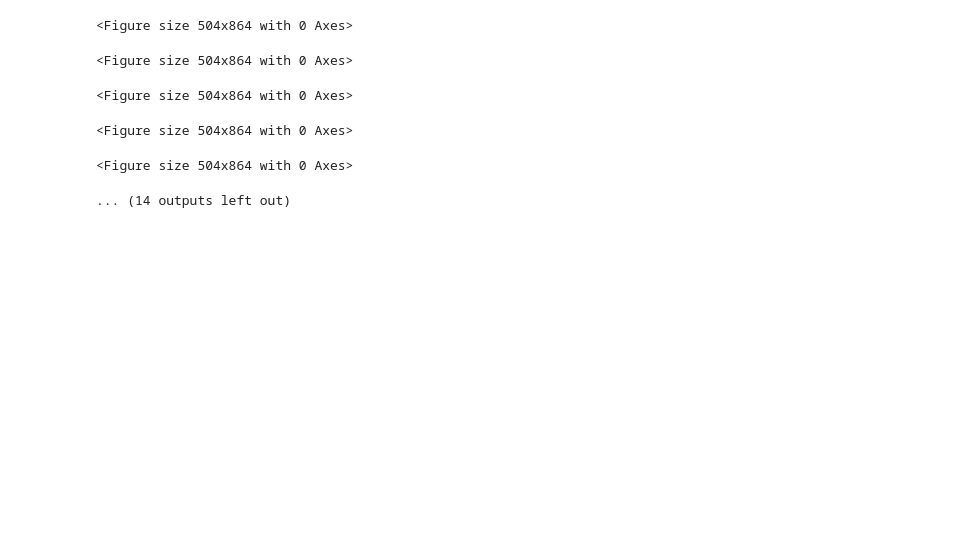
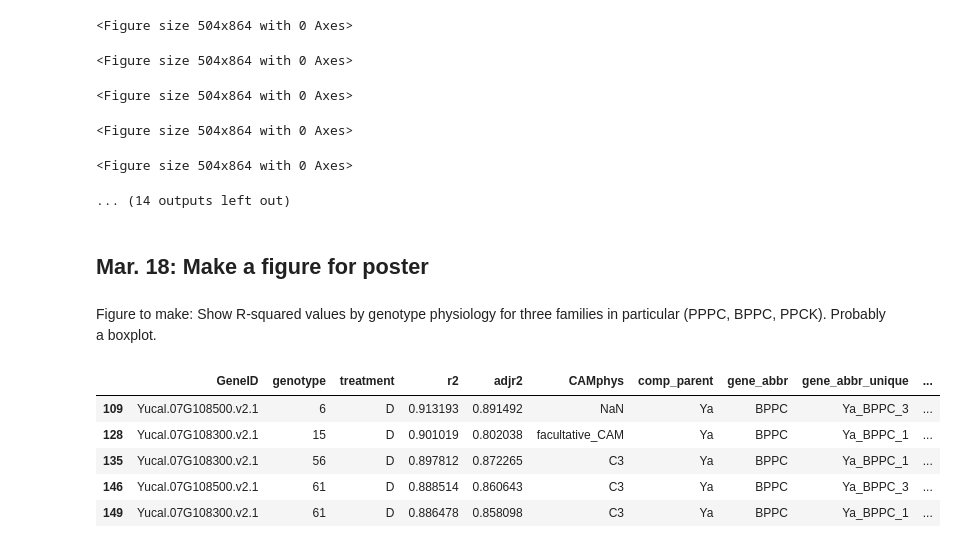
Before and after one commit to achpardo/yucca-genomics, a Jupyter notebook: camgene_modeling/cam_regression_results.ipynb, the cells around one changed output. Cells and saved outputs as stored; diff of their text form; code cells hidden in the pictures; blank space fills up the shorter version.

```diff
--- a/camgene_modeling/cam_regression_results.ipynb
+++ b/camgene_modeling/cam_regression_results.ipynb
@@ -125,3 +125,16 @@ for g in res["genotype"].unique():
 <Figure size 504x864 with 0 Axes>
 <Figure size 504x864 with 0 Axes>
 ... (14 outputs left out)
+# %% [markdown]
+## Mar. 18: Make a figure for poster
+# %% [markdown]
+Figure to make: Show R-squared values by genotype physiology for three families in particular (PPPC, BPPC, PPCK). Probably a boxplot.
+# %%
+res.head()
+# %% [output]
+|  | GeneID | genotype | treatment | r2 | adjr2 | CAMphys | comp_parent | gene_abbr | gene_abbr_unique | ... |
+| 109 | Yucal.07G108500.v2.1 | 6 | D | 0.913193 | 0.891492 | NaN | Ya | BPPC | Ya_BPPC_3 | ... |
+| 128 | Yucal.07G108300.v2.1 | 15 | D | 0.901019 | 0.802038 | facultative_CAM | Ya | BPPC | Ya_BPPC_1 | ... |
+| 135 | Yucal.07G108300.v2.1 | 56 | D | 0.897812 | 0.872265 | C3 | Ya | BPPC | Ya_BPPC_1 | ... |
+| 146 | Yucal.07G108500.v2.1 | 61 | D | 0.888514 | 0.860643 | C3 | Ya | BPPC | Ya_BPPC_3 | ... |
+| 149 | Yucal.07G108300.v2.1 | 61 | D | 0.886478 | 0.858098 | C3 | Ya | BPPC | Ya_BPPC_1 | ... |
```
Also changed, not shown: parts of 4 cells of this notebook.
